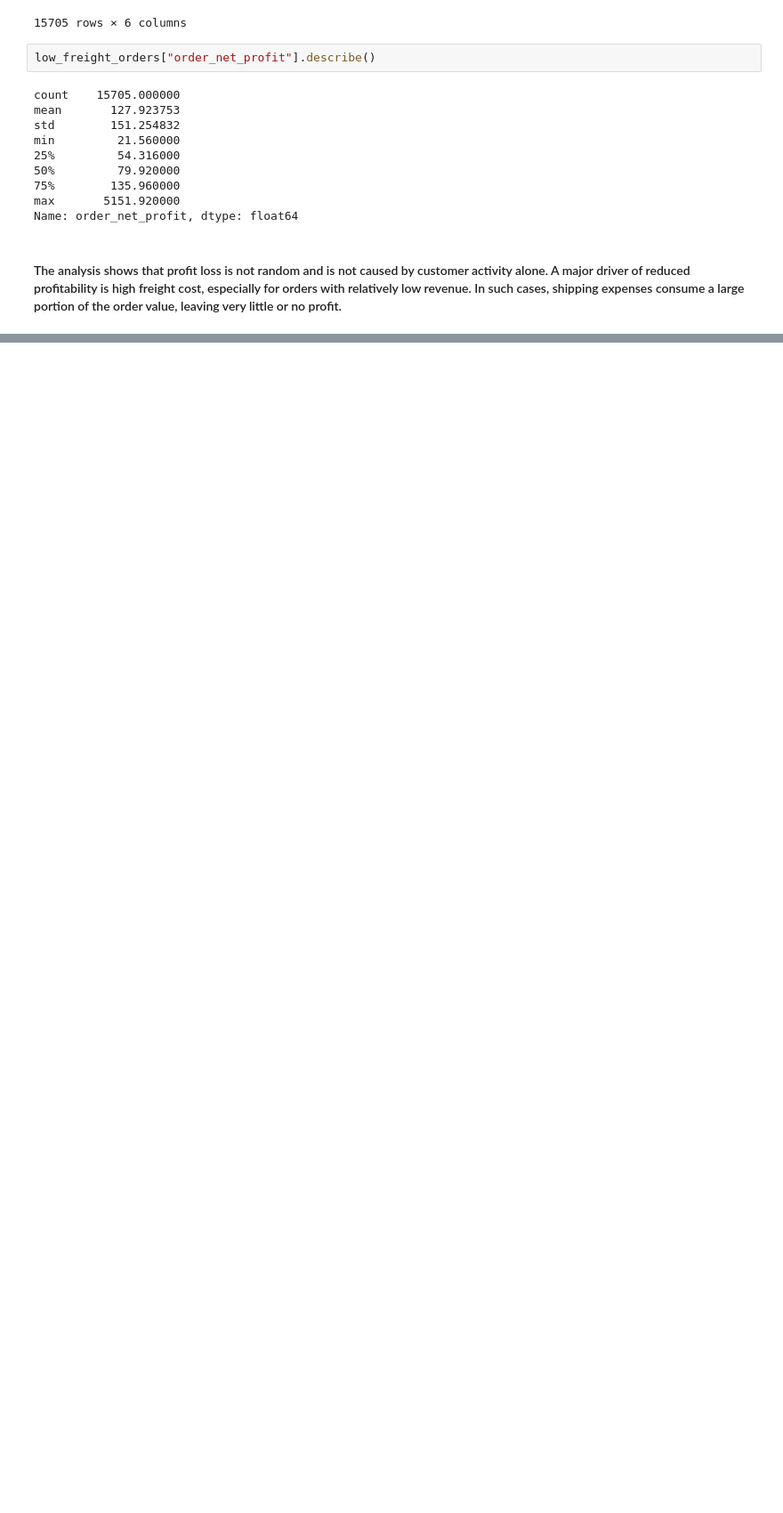
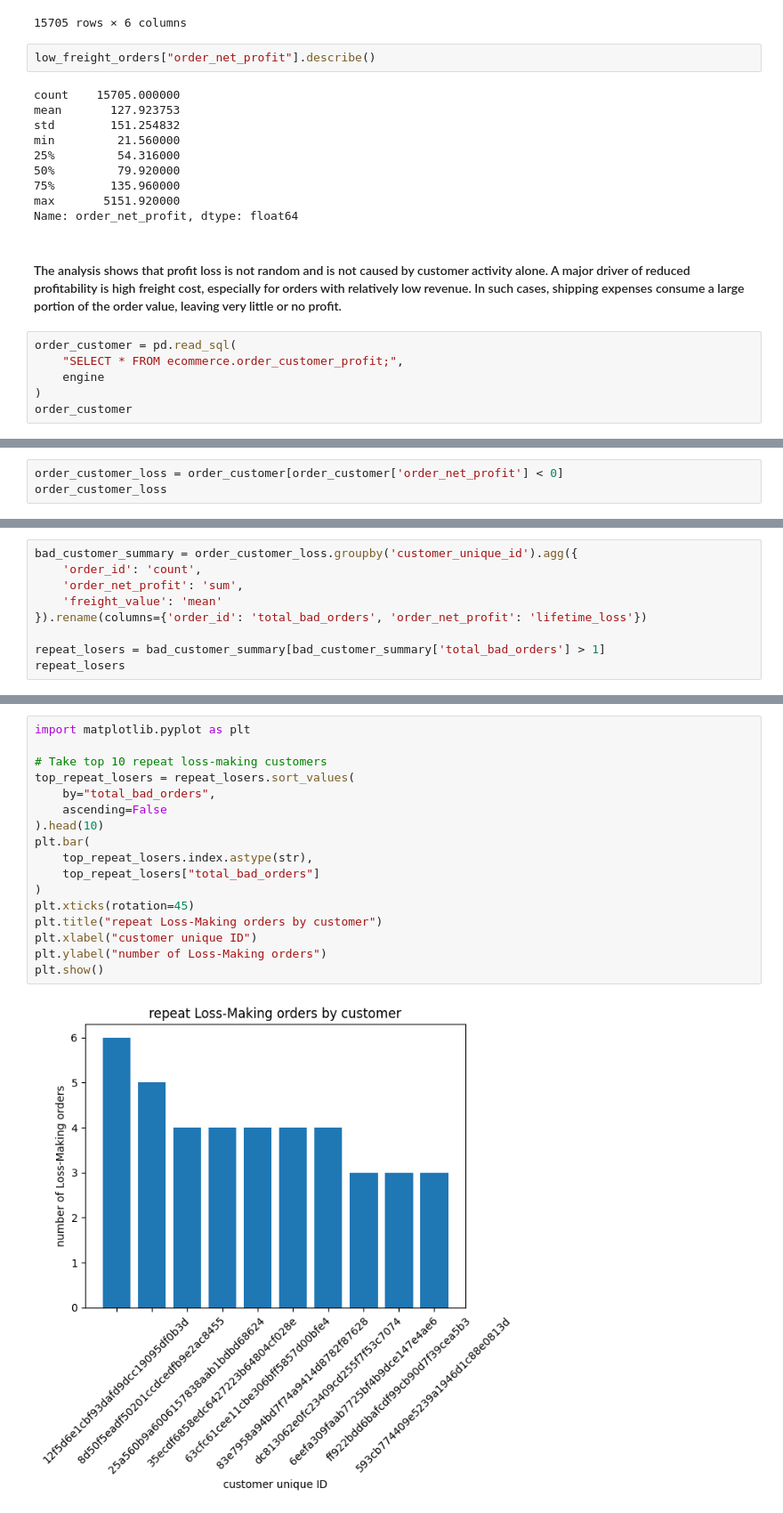
Before and after one commit to Divy-007/Data_science_projetcs, a Jupyter notebook: ecommerce-anayltics/notebooks/03_business_StoryTelling.ipynb, the cells around one changed output, grey strips where cells are left out. Shown at 89% size. Cells and saved outputs as stored; diff of their text form; blank space fills up the shorter version.

Commit message:
get repetative loss making customer and pct of them

```diff
--- a/ecommerce-anayltics/notebooks/03_business_StoryTelling.ipynb
+++ b/ecommerce-anayltics/notebooks/03_business_StoryTelling.ipynb
@@ -234,3 +271,9 @@ max       5151.920000
 Name: order_net_profit, dtype: float64
 # %% [markdown]
 #### The analysis shows that profit loss is not random and is not caused by customer activity alone. A major driver of reduced profitability is high freight cost, especially for orders with relatively low revenue. In such cases, shipping expenses consume a large portion of the order value, leaving very little or no profit.
+# %%
+order_customer = pd.read_sql(
+    "SELECT * FROM ecommerce.order_customer_profit;",
+    engine
+)
+order_customer
@@ -236,0 +294,3 @@ Name: order_net_profit, dtype: float64
+# %%
+order_customer_loss = order_customer[order_customer['order_net_profit'] < 0]
+order_customer_loss
@@ -236,0 +328,9 @@ Name: order_net_profit, dtype: float64
+# %%
+bad_customer_summary = order_customer_loss.groupby('customer_unique_id').agg({
+    'order_id': 'count',
+    'order_net_profit': 'sum',
+    'freight_value': 'mean'
+}).rename(columns={'order_id': 'total_bad_orders', 'order_net_profit': 'lifetime_loss'})
+
+repeat_losers = bad_customer_summary[bad_customer_summary['total_bad_orders'] > 1]
+repeat_losers
@@ -236,0 +354,19 @@ Name: order_net_profit, dtype: float64
+# %%
+import matplotlib.pyplot as plt
+
+# Take top 10 repeat loss-making customers
+top_repeat_losers = repeat_losers.sort_values(
+    by="total_bad_orders",
+    ascending=False
+).head(10)
+plt.bar(
+    top_repeat_losers.index.astype(str),
+    top_repeat_losers["total_bad_orders"]
+)
+plt.xticks(rotation=45)
+plt.title("repeat Loss-Making orders by customer")
+plt.xlabel("customer unique ID")
+plt.ylabel("number of Loss-Making orders")
+plt.show()
+# %% [output]
+[figure, added]
```
Also changed, not shown: parts of 19 cells of this notebook.
